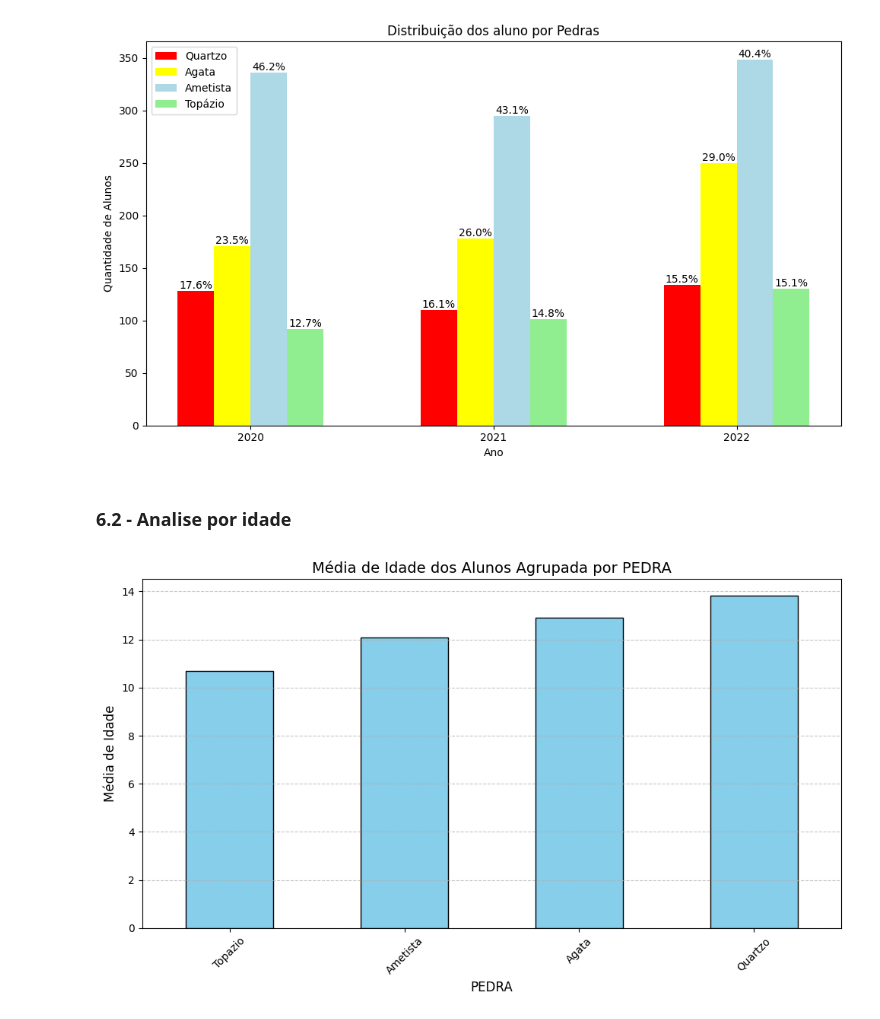
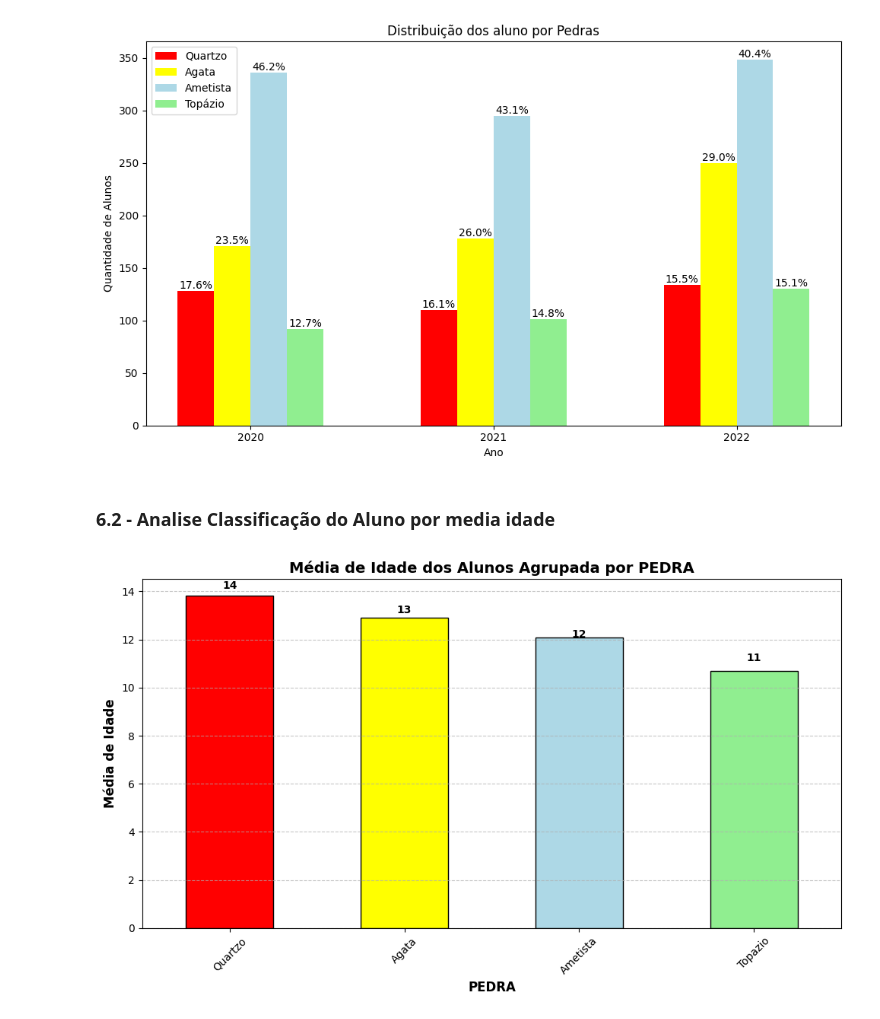
Before and after one commit to r-zambotti/Data_Analytics_Datathon_Grupo-60, a Jupyter notebook: Data_Analytics_Datathon_Grupo_60.ipynb, the cells around one changed output. Cells and saved outputs as stored; diff of their text form; code cells hidden in the pictures.

```diff
--- a/Data_Analytics_Datathon_Grupo_60.ipynb
+++ b/Data_Analytics_Datathon_Grupo_60.ipynb
@@ -472,23 +460,46 @@ plt.show()
 # %% [output]
 [figure]
 # %% [markdown]
-### 6.2 - Analise por idade
+### 6.2 - Analise Classificação do Aluno por media idade
 # %%
 # Calcular a média da idade dos alunos agrupada pela coluna "PEDRA"
-media_idade_por_pedra = df_alunos_tratado.groupby("PEDRA")["IDADE_ALUNO"].mean()
+media_idade_por_pedra = df_alunos_tratado.groupby("PEDRA")["IDADE_ALUNO"].mean().dropna()
 
-# Remover valores nulos caso existam
-media_idade_por_pedra = media_idade_por_pedra.dropna()
+# Definir a ordem desejada das pedras e suas cores correspondentes
+ordem_pedras = ["Quartzo", "Agata", "Ametista", "Topazio"]
+
+# Ordenar os dados para garantir que sigam a ordem definida
+media_idade_por_pedra = media_idade_por_pedra.reindex(ordem_pedras)
+
+# Criar a lista de cores seguindo a ordem correta
+cores_lista = [cores[pedra] for pedra in ordem_pedras]
 
 # Criar o gráfico de barras
 plt.figure(figsize=(10, 6))
-media_idade_por_pedra.sort_values().plot(kind="bar", color="skyblue", edgecolor="black")
-plt.title("Média de Idade dos Alunos Agrupada por PEDRA", fontsize=14)
-plt.xlabel("PEDRA", fontsize=12)
-plt.ylabel("Média de Idade", fontsize=12)
+barras = media_idade_por_pedra.plot(kind="bar", color=cores_lista, edgecolor="black")
+
+# Adicionar os valores acima das barras (agora arredondados para inteiro)
+for bar in barras.patches:
+    plt.text(
+        bar.get_x() + bar.get_width()/2,
+        round(bar.get_height()),
+        f"{round(bar.get_height()):.0f}",
+        ha='center',
+        va='bottom',
+        fontsize=10,
+        fontweight='bold',
+        color='black'
+    )
+
+# Configurações do gráfico
+plt.title("Média de Idade dos Alunos Agrupada por PEDRA", fontsize=14, fontweight="bold")
+plt.xlabel("PEDRA", fontsize=12, fontweight="bold")
+plt.ylabel("Média de Idade", fontsize=12, fontweight="bold")
 plt.xticks(rotation=45, fontsize=10)
 plt.grid(axis='y', linestyle='--', alpha=0.7)
 plt.tight_layout()
+
+# Exibir o gráfico
 plt.show()
 # %% [output]
-[figure, old version]
+[figure, new version]
```
Also changed, not shown: parts of 6 cells of this notebook.
